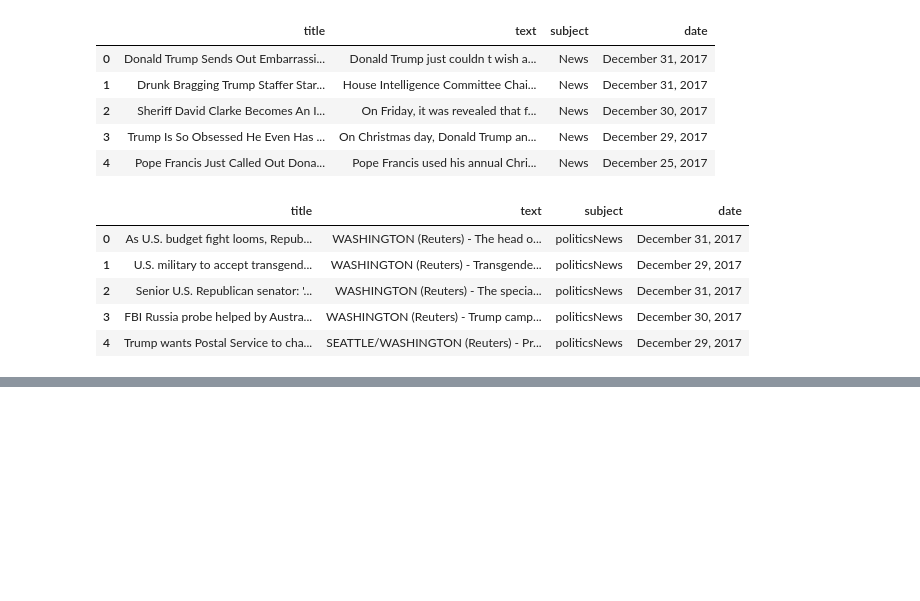
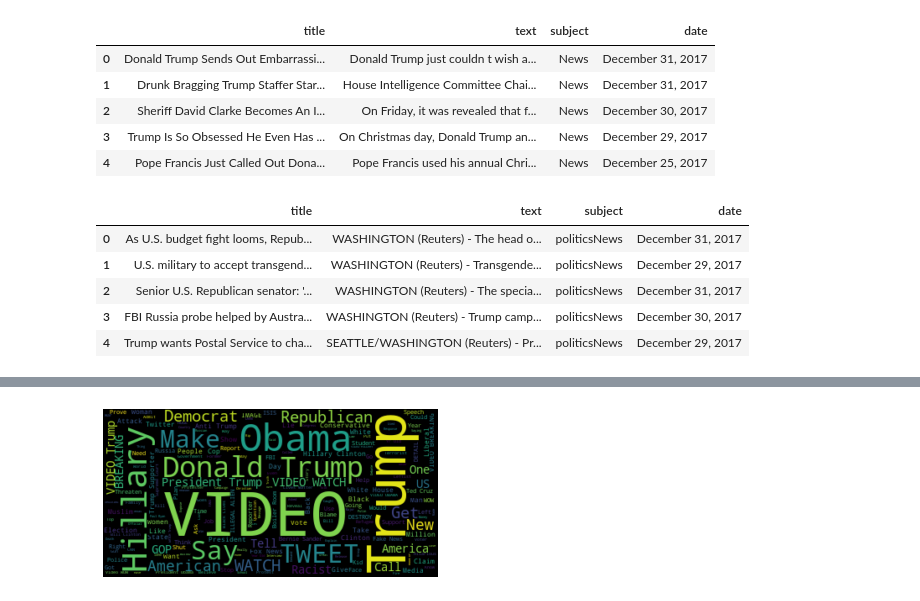
Before and after one commit to Themis-Sot/datam, a Jupyter notebook: Untitled0.ipynb, the cells around one changed output, grey strips where cells are left out. Cells and saved outputs as stored; diff of their text form; code cells hidden in the pictures; blank space fills up the shorter version.

```diff
--- a/Untitled0.ipynb
+++ b/Untitled0.ipynb
@@ -156,0 +202,9 @@ TypeError: ignored
+# %%
+text = " ".join(n for n in fakeNN['title'])
+wordcloud = WordCloud(stopwords=stop_words).generate(text)
+plt.imshow(wordcloud, interpolation='bilinear')
+plt.axis("off")
+
+plt.show()
+# %% [output]
+[figure, added]
```
Also changed, not shown: parts of 12 cells of this notebook.
